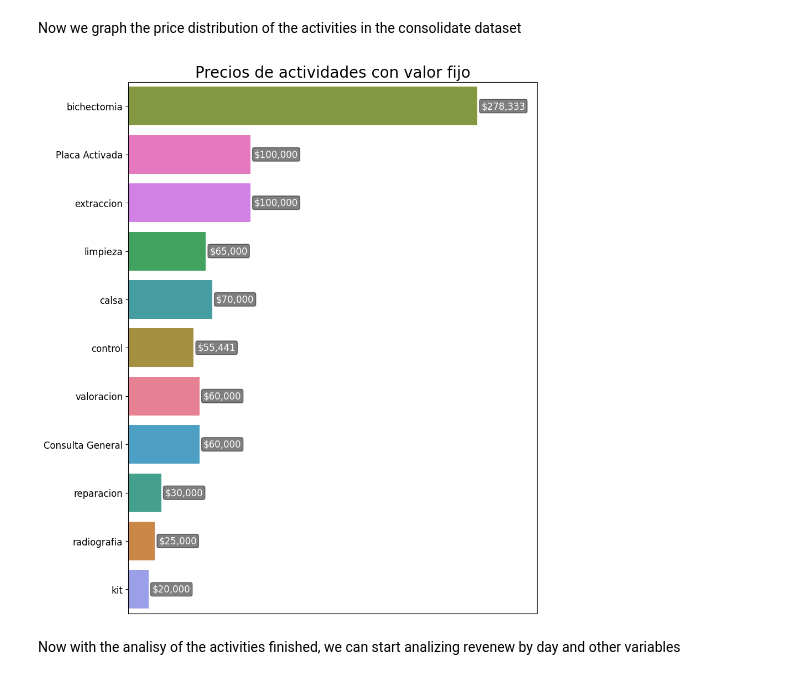
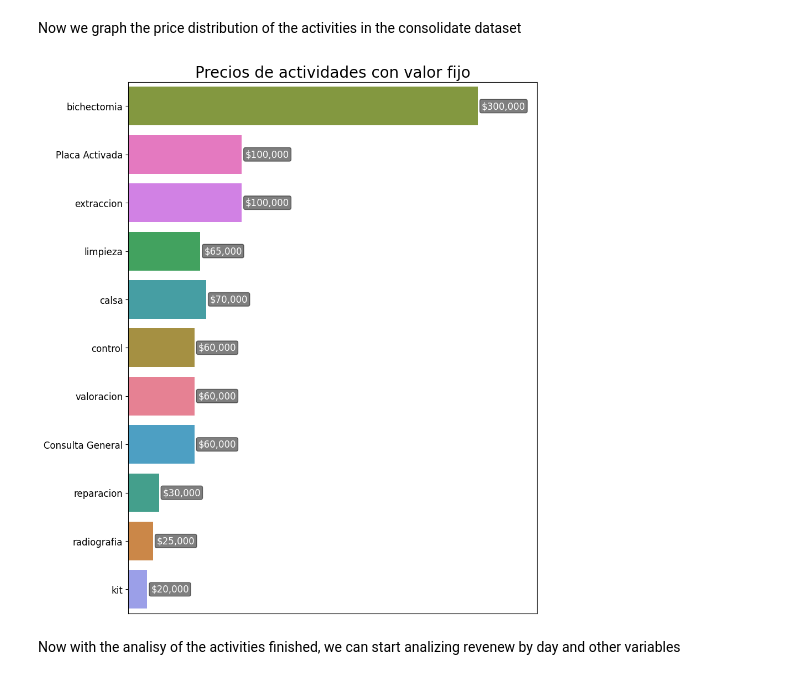
Before and after one commit to JsNcAr/GSalud_Analysis, a Jupyter notebook: 3.EDA.ipynb, the cells around one changed output. Cells and saved outputs as stored; diff of their text form; code cells hidden in the pictures.

Commit message:
Use median instean of mean for the fixed prices values

```diff
--- a/3.EDA.ipynb
+++ b/3.EDA.ipynb
@@ -432,6 +432,8 @@ ax = sns.barplot(
     data=df_activities_fixed,
     y="activity_name",
     x="value",
+    # Use the mode as estimator
+    estimator="median",
     hue="activity_name",
     errorbar=None,
     # Sort the bars by value
@@ -442,35 +444,35 @@ plt.title("Precios de actividades con valor fijo", fontdict={"fontsize": 20})
 plt.xlabel("")
 plt.ylabel("")
 plt.yticks(fontsize=12)
 
 # Set x limits
 plt.xlim(min(df_activities_fixed["value"]),
-         max(df_activities_fixed["value"] + 25000))
+         max(df_activities_fixed["value"] + 50000))
 
 # Remove x-axis labels
 ax.set_xticklabels([])
 
 # Remove x-axis tick lines
 plt.gca().tick_params(axis='x', bottom=False)
 
 # Annotate each bar with its value with background on the labels
 for p in ax.patches:
     ax.annotate(f"${int(p.get_width()):,d}",
                 (p.get_width(), p.get_y() + p.get_height() / 2),
                 ha="left",
                 va="center",
                 fontsize=12,
                 color="white",
                 xytext=(5, 0),
                 textcoords="offset points",
                 bbox=dict(facecolor='black',
                           alpha=0.5,
                           boxstyle="round,pad=0.2"))
 # Save the figure
 plt.savefig("Images/precios_actividades_fijo.png")
 plt.show()
 # %% [output]
-[figure, old version]
+[figure, new version]
 # %% [markdown]
 Now with the analisy of the activities finished, we can start analizing revenew by day and other variables
 # %%
```
